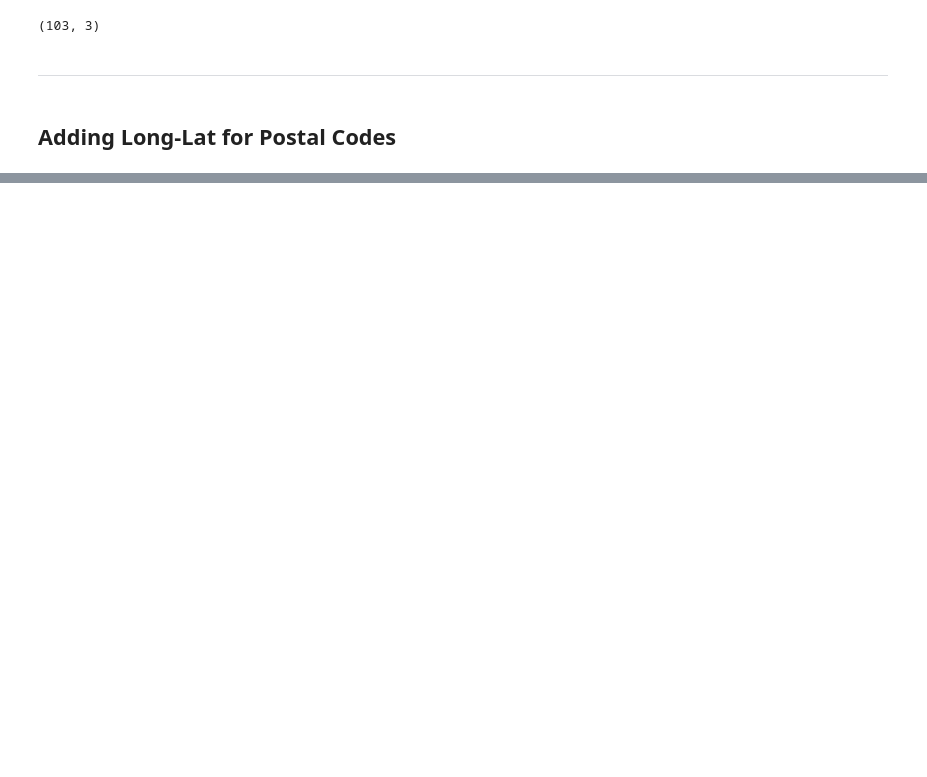
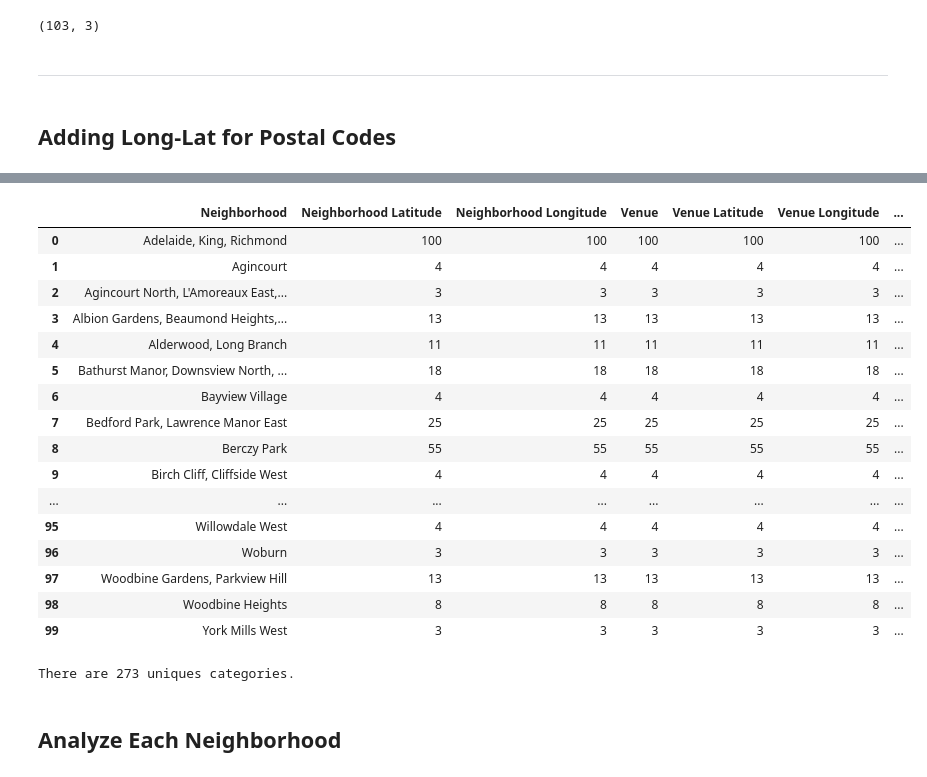
Before and after one commit to Seifollahi/Coursera_Capstone, a Jupyter notebook: Coursera Capstone Toronto.ipynb, the cells around one changed output, grey strips where cells are left out. Drawn from its saved outputs; the diff is of its cells as text; code cells hidden in the pictures; blank space fills up the shorter version.

```diff
--- a/Coursera Capstone Toronto.ipynb
+++ b/Coursera Capstone Toronto.ipynb
@@ -98,0 +107,5 @@ result
+# %%
+
+latitude = 43.6532
+longitude = -79.3832
+print('The geograpical coordinate of Toronto are {}, {}.'.format(latitude, longitude))
@@ -98,0 +114,23 @@ result
+# %%
+import folium
+import matplotlib.cm as cm
+import matplotlib.colors as colors
+
+
+map_toronto = folium.Map(location=[latitude, longitude], zoom_start=10)
+
+# add markers to map
+for lat, lng, borough, neighborhood in zip(neighborhoods['Latitude'], neighborhoods['Longitude'], \
+                                           neighborhoods['Borough'], neighborhoods['Neighborhood']):
+    label = '{}, {}'.format(neighborhood, borough)
+    label = folium.Popup(label, parse_html=True)
+    folium.CircleMarker(
+        [lat, lng],
+        radius=5,
+        popup=label,
+        color='blue',
+        fill=True,
+        fill_color='#3186cc',
+        fill_opacity=0.7).add_to(map_toronto)
+
+map_toronto
@@ -98,0 +139,8 @@ result
+# %%
+CLIENT_ID = 'J1CT2BCEGDHXVWLBN1FUQQ2PUWJCVDDNOLDOOAQXOFZTU4LS' # your Foursquare ID
+CLIENT_SECRET = 'XC1NMUQSMROQUARL5CQYUCPQF3UDTBMTEPTV0CZIOL3QF2UO' # your Foursquare Secret
+VERSION = '20180605' # Foursquare API version
+
+print('Your credentails:')
+print('CLIENT_ID: ' + CLIENT_ID)
+print('CLIENT_SECRET:' + CLIENT_SECRET)
@@ -98,0 +191,5 @@ result
+# %%
+toronto_venues = getNearbyVenues(names=neighborhoods['Neighborhood'],
+                                   latitudes=neighborhoods['Latitude'],
+                                   longitudes=neighborhoods['Longitude']
+                                  )
@@ -98,0 +225,26 @@ result
+# %%
+toronto_venues.groupby('Neighborhood').count().reset_index()
+# %% [output]
+|  | Neighborhood | Neighborhood Latitude | Neighborhood Longitude | Venue | Venue Latitude | Venue Longitude | ... |
+| 0 | Adelaide, King, Richmond | 100 | 100 | 100 | 100 | 100 | ... |
+| 1 | Agincourt | 4 | 4 | 4 | 4 | 4 | ... |
+| 2 | Agincourt North, L'Amoreaux East,... | 3 | 3 | 3 | 3 | 3 | ... |
+| 3 | Albion Gardens, Beaumond Heights,... | 13 | 13 | 13 | 13 | 13 | ... |
+| 4 | Alderwood, Long Branch | 11 | 11 | 11 | 11 | 11 | ... |
+| 5 | Bathurst Manor, Downsview North, ... | 18 | 18 | 18 | 18 | 18 | ... |
+| 6 | Bayview Village | 4 | 4 | 4 | 4 | 4 | ... |
+| 7 | Bedford Park, Lawrence Manor East | 25 | 25 | 25 | 25 | 25 | ... |
+| 8 | Berczy Park | 55 | 55 | 55 | 55 | 55 | ... |
+| 9 | Birch Cliff, Cliffside West | 4 | 4 | 4 | 4 | 4 | ... |
+| ... | ... | ... | ... | ... | ... | ... | ... |
+| 95 | Willowdale West | 4 | 4 | 4 | 4 | 4 | ... |
+| 96 | Woburn | 3 | 3 | 3 | 3 | 3 | ... |
+| 97 | Woodbine Gardens, Parkview Hill | 13 | 13 | 13 | 13 | 13 | ... |
+| 98 | Woodbine Heights | 8 | 8 | 8 | 8 | 8 | ... |
+| 99 | York Mills West | 3 | 3 | 3 | 3 | 3 | ... |
+# %%
+print('There are {} uniques categories.'.format(len(toronto_venues['Venue Category'].unique())))
+# %% [output]
+There are 273 uniques categories.
+# %% [markdown]
+## Analyze Each Neighborhood
```
Also changed, not shown: parts of 28 cells of this notebook.
